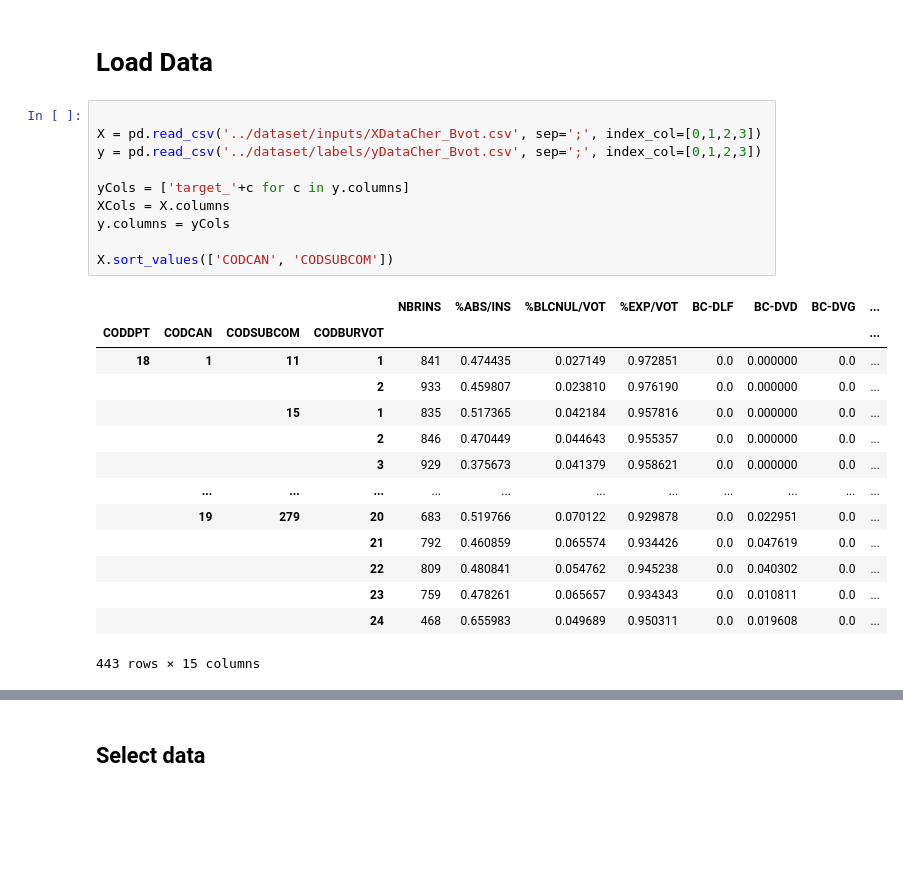
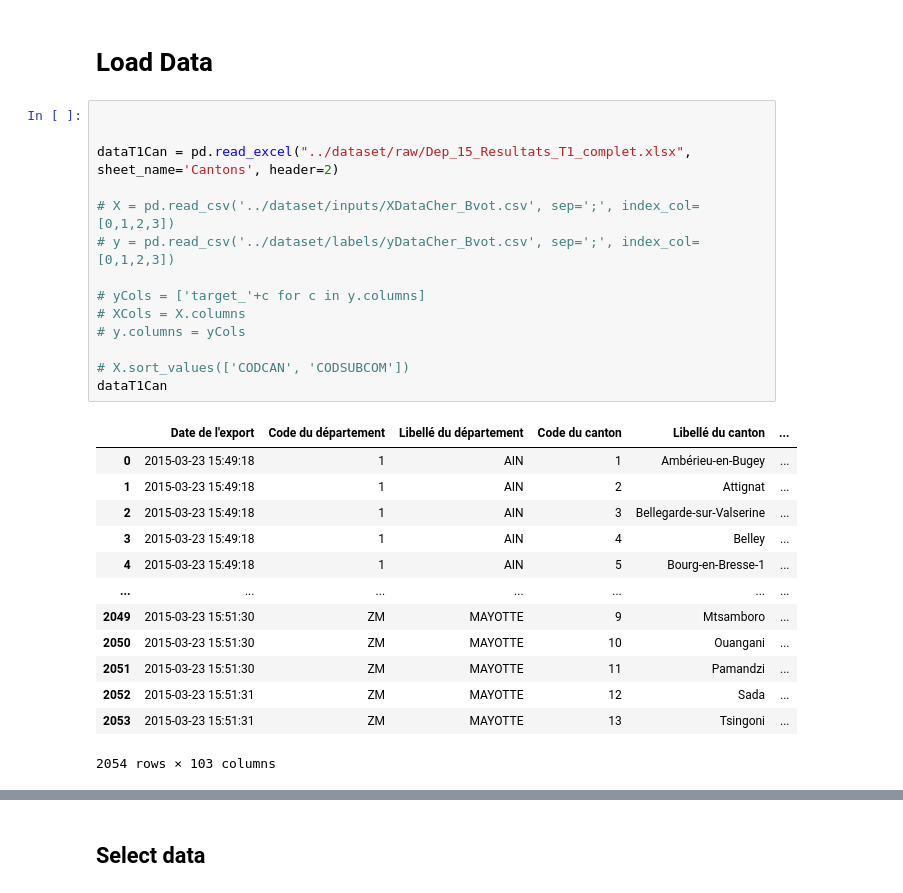
Before and after one commit to Anatharr/elections, a Jupyter notebook: models/model_training.ipynb, the cells around one changed output, grey strips where cells are left out. Drawn from its saved outputs; the diff is of its cells as text; blank space fills up the shorter version.

Commit message:
Generated input data

```diff
--- a/models/model_training.ipynb
+++ b/models/model_training.ipynb
@@ -10,26 +10,29 @@ import math
 # Load Data
 # %%
 
-X = pd.read_csv('../dataset/inputs/XDataCher_Bvot.csv', sep=';', index_col=[0,1,2,3])
-y = pd.read_csv('../dataset/labels/yDataCher_Bvot.csv', sep=';', index_col=[0,1,2,3])
 
-yCols = ['target_'+c for c in y.columns]
-XCols = X.columns
-y.columns = yCols
+dataT1Can = pd.read_excel("../dataset/raw/Dep_15_Resultats_T1_complet.xlsx", sheet_name='Cantons', header=2)
 
-X.sort_values(['CODCAN', 'CODSUBCOM'])
+# X = pd.read_csv('../dataset/inputs/XDataCher_Bvot.csv', sep=';', index_col=[0,1,2,3])
+# y = pd.read_csv('../dataset/labels/yDataCher_Bvot.csv', sep=';', index_col=[0,1,2,3])
+
+# yCols = ['target_'+c for c in y.columns]
+# XCols = X.columns
+# y.columns = yCols
+
+# X.sort_values(['CODCAN', 'CODSUBCOM'])
+dataT1Can
 # %% [output]
-|  |  |  |  | NBRINS | %ABS/INS | %BLCNUL/VOT | %EXP/VOT | BC-DLF | BC-DVD | BC-DVG | ... |
-| CODDPT | CODCAN | CODSUBCOM | CODBURVOT |  |  |  |  |  |  |  | ... |
-| 18 | 1 | 11 | 1 | 841 | 0.474435 | 0.027149 | 0.972851 | 0.0 | 0.000000 | 0.0 | ... |
-|  |  |  | 2 | 933 | 0.459807 | 0.023810 | 0.976190 | 0.0 | 0.000000 | 0.0 | ... |
-|  |  | 15 | 1 | 835 | 0.517365 | 0.042184 | 0.957816 | 0.0 | 0.000000 | 0.0 | ... |
-|  |  |  | 2 | 846 | 0.470449 | 0.044643 | 0.955357 | 0.0 | 0.000000 | 0.0 | ... |
-|  |  |  | 3 | 929 | 0.375673 | 0.041379 | 0.958621 | 0.0 | 0.000000 | 0.0 | ... |
-|  | ... | ... | ... | ... | ... | ... | ... | ... | ... | ... | ... |
-|  | 19 | 279 | 20 | 683 | 0.519766 | 0.070122 | 0.929878 | 0.0 | 0.022951 | 0.0 | ... |
-|  |  |  | 21 | 792 | 0.460859 | 0.065574 | 0.934426 | 0.0 | 0.047619 | 0.0 | ... |
-|  |  |  | 22 | 809 | 0.480841 | 0.054762 | 0.945238 | 0.0 | 0.040302 | 0.0 | ... |
-|  |  |  | 23 | 759 | 0.478261 | 0.065657 | 0.934343 | 0.0 | 0.010811 | 0.0 | ... |
-|  |  |  | 24 | 468 | 0.655983 | 0.049689 | 0.950311 | 0.0 | 0.019608 | 0.0 | ... |
+|  | Date de l'export | Code du département | Libellé du département | Code du canton | Libellé du canton | ... |
+| 0 | 2015-03-23 15:49:18 | 1 | AIN | 1 | Ambérieu-en-Bugey | ... |
+| 1 | 2015-03-23 15:49:18 | 1 | AIN | 2 | Attignat | ... |
+| 2 | 2015-03-23 15:49:18 | 1 | AIN | 3 | Bellegarde-sur-Valserine | ... |
+| 3 | 2015-03-23 15:49:18 | 1 | AIN | 4 | Belley | ... |
+| 4 | 2015-03-23 15:49:18 | 1 | AIN | 5 | Bourg-en-Bresse-1 | ... |
+| ... | ... | ... | ... | ... | ... | ... |
+| 2049 | 2015-03-23 15:51:30 | ZM | MAYOTTE | 9 | Mtsamboro | ... |
+| 2050 | 2015-03-23 15:51:30 | ZM | MAYOTTE | 10 | Ouangani | ... |
+| 2051 | 2015-03-23 15:51:30 | ZM | MAYOTTE | 11 | Pamandzi | ... |
+| 2052 | 2015-03-23 15:51:31 | ZM | MAYOTTE | 12 | Sada | ... |
+| 2053 | 2015-03-23 15:51:31 | ZM | MAYOTTE | 13 | Tsingoni | ... |
-443 rows × 15 columns
+2054 rows × 103 columns
```
Also changed, not shown: parts of 3 cells of this notebook, 2 other files.
